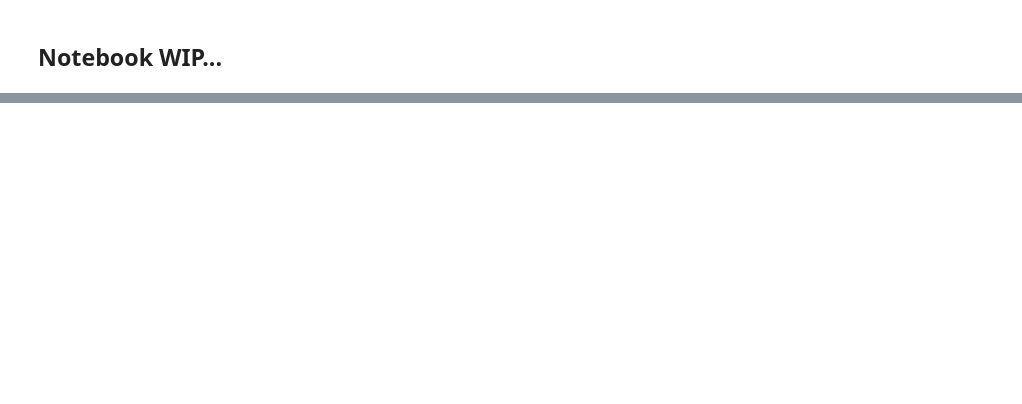
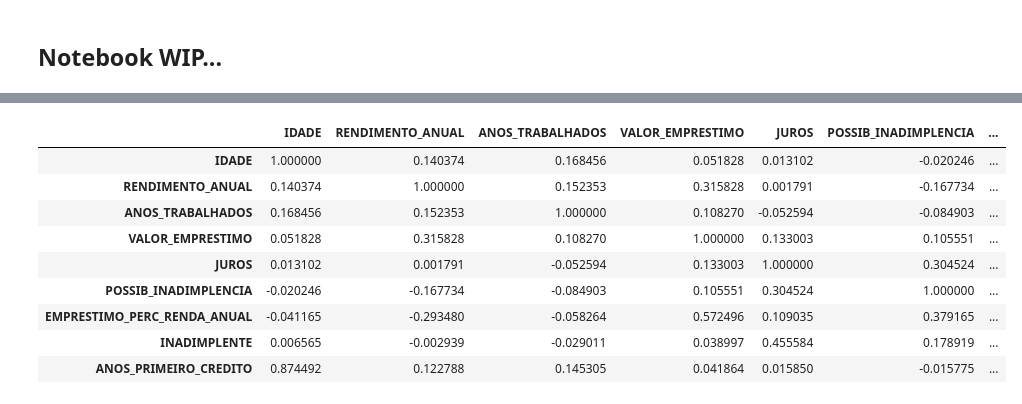
Before and after one commit to PericlesSavio/Alura_Challenge_Data_Science-2022, a Jupyter notebook: semana_2.ipynb, the cells around one changed output, grey strips where cells are left out. Cells and saved outputs as stored; diff of their text form; code cells hidden in the pictures; blank space fills up the shorter version.

```diff
--- a/semana_2.ipynb
+++ b/semana_2.ipynb
@@ -455,0 +383,13 @@ dados.shape
+# %%
+dados.corr()
+# %% [output]
+|  | IDADE | RENDIMENTO_ANUAL | ANOS_TRABALHADOS | VALOR_EMPRESTIMO | JUROS | POSSIB_INADIMPLENCIA | ... |
+| IDADE | 1.000000 | 0.140374 | 0.168456 | 0.051828 | 0.013102 | -0.020246 | ... |
+| RENDIMENTO_ANUAL | 0.140374 | 1.000000 | 0.152353 | 0.315828 | 0.001791 | -0.167734 | ... |
+| ANOS_TRABALHADOS | 0.168456 | 0.152353 | 1.000000 | 0.108270 | -0.052594 | -0.084903 | ... |
+| VALOR_EMPRESTIMO | 0.051828 | 0.315828 | 0.108270 | 1.000000 | 0.133003 | 0.105551 | ... |
+| JUROS | 0.013102 | 0.001791 | -0.052594 | 0.133003 | 1.000000 | 0.304524 | ... |
+| POSSIB_INADIMPLENCIA | -0.020246 | -0.167734 | -0.084903 | 0.105551 | 0.304524 | 1.000000 | ... |
+| EMPRESTIMO_PERC_RENDA_ANUAL | -0.041165 | -0.293480 | -0.058264 | 0.572496 | 0.109035 | 0.379165 | ... |
+| INADIMPLENTE | 0.006565 | -0.002939 | -0.029011 | 0.038997 | 0.455584 | 0.178919 | ... |
+| ANOS_PRIMEIRO_CREDITO | 0.874492 | 0.122788 | 0.145305 | 0.041864 | 0.015850 | -0.015775 | ... |
```
Also changed, not shown: parts of 33 cells of this notebook, 1 other file.
